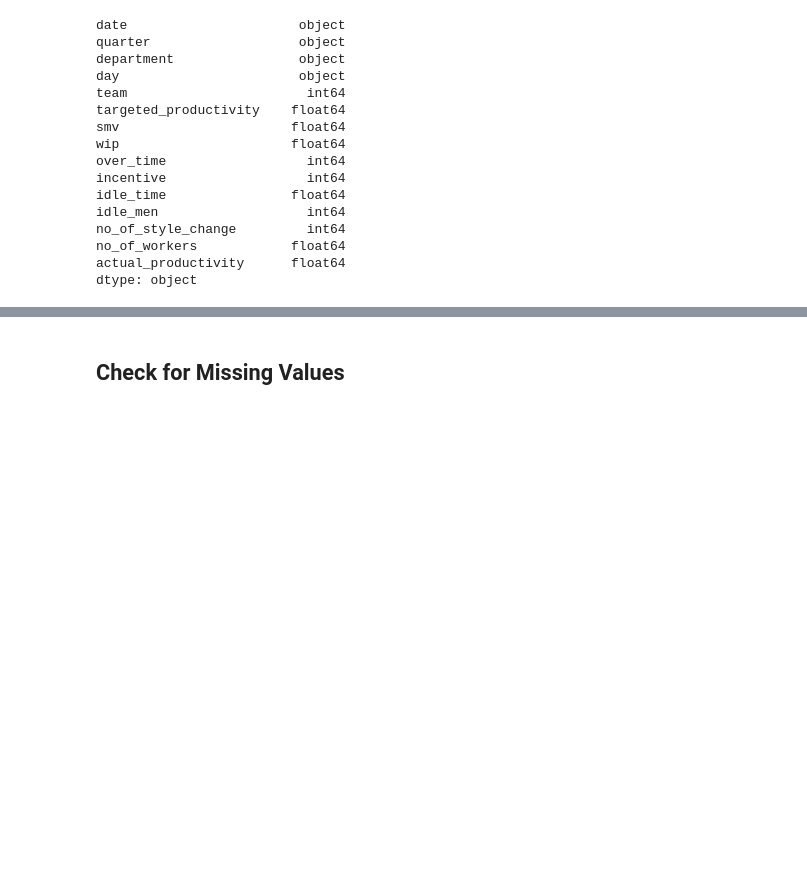
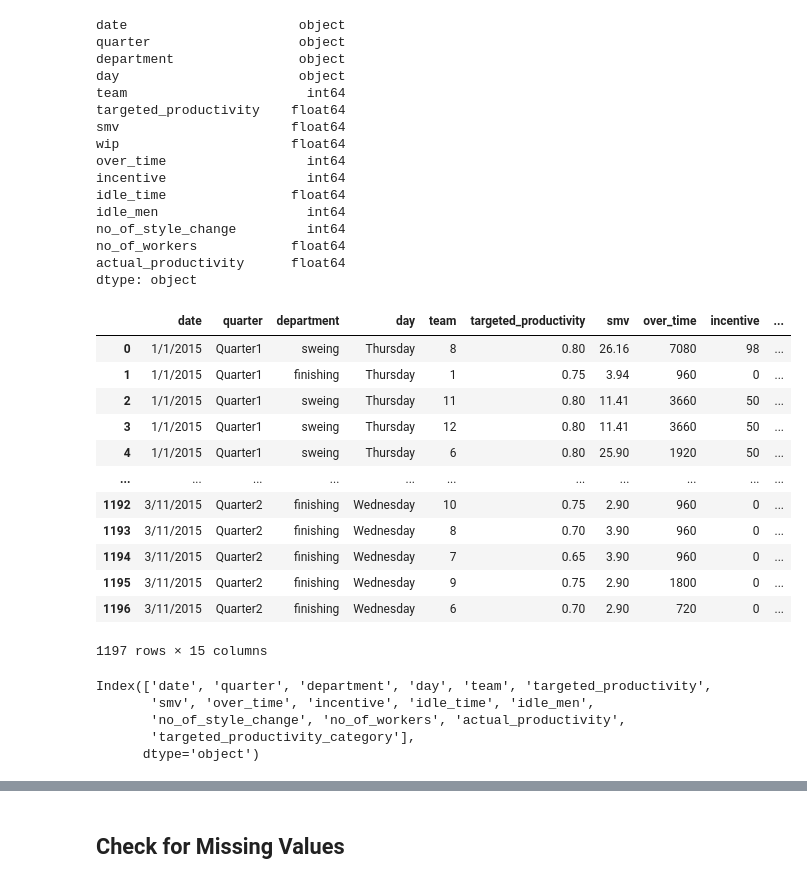
Before and after one commit to JaidenFlint/Project2_Group2, a Jupyter notebook: Project2.ipynb, the cells around one changed output, grey strips where cells are left out. Drawn from its saved outputs; the diff is of its cells as text; code cells hidden in the pictures; blank space fills up the shorter version.

```diff
--- a/Project2.ipynb
+++ b/Project2.ipynb
@@ -79,3 +96,31 @@ no_of_style_change         int64
 no_of_workers            float64
 actual_productivity      float64
 dtype: object
+# %%
+bins = [0, 50, 75, 100]  # Define bin edges
+labels = ['Low', 'Medium', 'High']  # Define labels for the bins
+
+df_clean['actual_productivity_category'] = pd.cut(df_clean['actual_productivity'], bins=bins, labels=labels, include_lowest=True)
+df_clean
+# %% [output]
+|  | date | quarter | department | day | team | targeted_productivity | smv | over_time | incentive | ... |
+| 0 | 1/1/2015 | Quarter1 | sweing | Thursday | 8 | 0.80 | 26.16 | 7080 | 98 | ... |
+| 1 | 1/1/2015 | Quarter1 | finishing | Thursday | 1 | 0.75 | 3.94 | 960 | 0 | ... |
+| 2 | 1/1/2015 | Quarter1 | sweing | Thursday | 11 | 0.80 | 11.41 | 3660 | 50 | ... |
+| 3 | 1/1/2015 | Quarter1 | sweing | Thursday | 12 | 0.80 | 11.41 | 3660 | 50 | ... |
+| 4 | 1/1/2015 | Quarter1 | sweing | Thursday | 6 | 0.80 | 25.90 | 1920 | 50 | ... |
+| ... | ... | ... | ... | ... | ... | ... | ... | ... | ... | ... |
+| 1192 | 3/11/2015 | Quarter2 | finishing | Wednesday | 10 | 0.75 | 2.90 | 960 | 0 | ... |
+| 1193 | 3/11/2015 | Quarter2 | finishing | Wednesday | 8 | 0.70 | 3.90 | 960 | 0 | ... |
+| 1194 | 3/11/2015 | Quarter2 | finishing | Wednesday | 7 | 0.65 | 3.90 | 960 | 0 | ... |
+| 1195 | 3/11/2015 | Quarter2 | finishing | Wednesday | 9 | 0.75 | 2.90 | 1800 | 0 | ... |
+| 1196 | 3/11/2015 | Quarter2 | finishing | Wednesday | 6 | 0.70 | 2.90 | 720 | 0 | ... |
+1197 rows × 15 columns
+# %%
+df_clean.columns
+# %% [output]
+Index(['date', 'quarter', 'department', 'day', 'team', 'targeted_productivity',
+       'smv', 'over_time', 'incentive', 'idle_time', 'idle_men',
+       'no_of_style_change', 'no_of_workers', 'actual_productivity',
+       'targeted_productivity_category'],
+      dtype='object')
```
Also changed, not shown: parts of 12 cells of this notebook.
